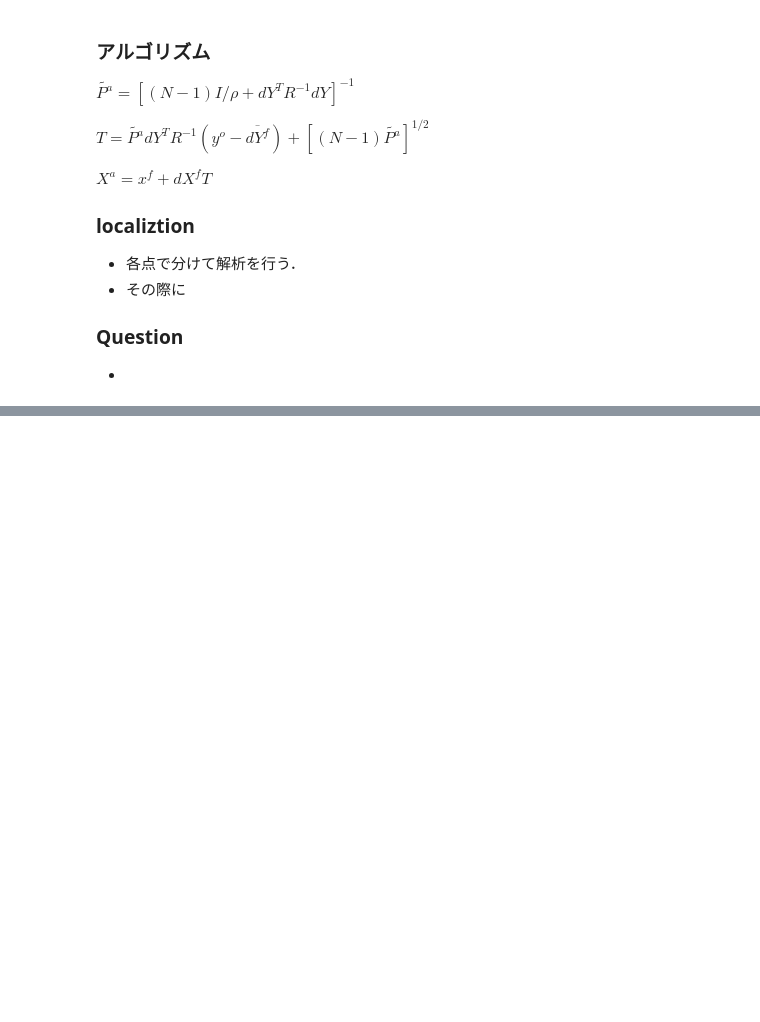
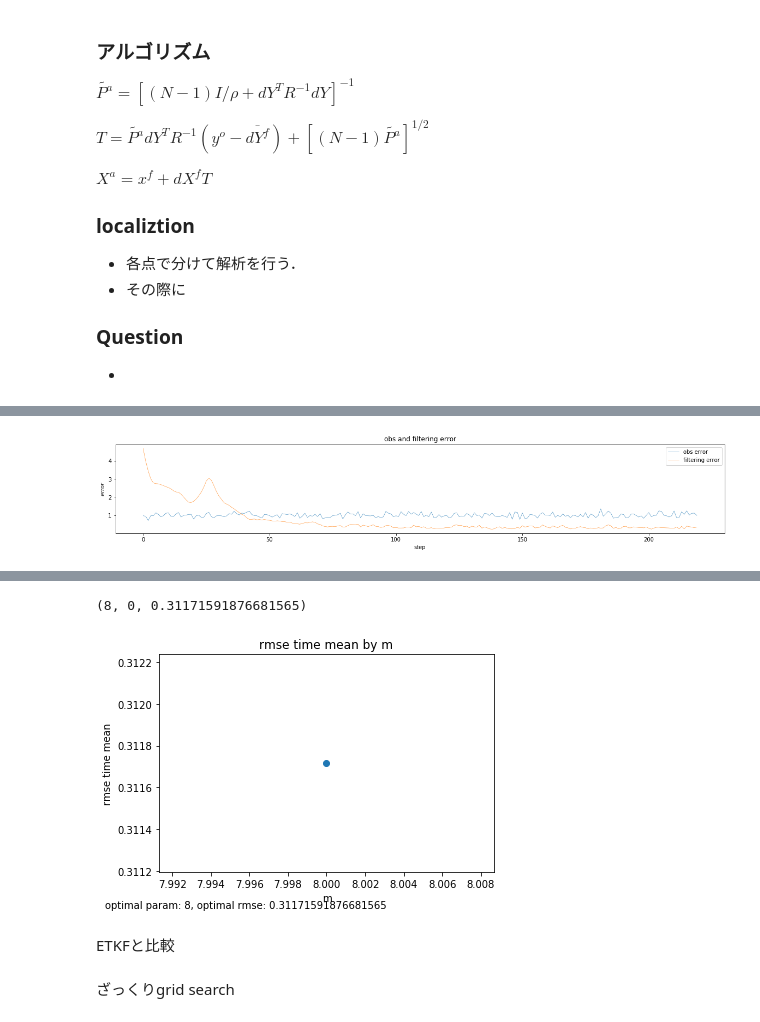
Before and after one commit to KotaTakeda/rccs_online_school, a Jupyter notebook: work_letkf.ipynb, the cells around one changed output, grey strips where cells are left out. Cells and saved outputs as stored; diff of their text form; code cells hidden in the pictures; blank space fills up the shorter version.

Commit message:
LETKF(仮)実装とのRoughパラメータ推定実行

```diff
--- a/work_letkf.ipynb
+++ b/work_letkf.ipynb
@@ -123,6 +133,7 @@ class LETKF:
 
         for i in range(40):
             # dX, dYを計算
+            # TODO: 計算量の削減
             X_f=self.X; x_f=X_f.mean(axis=0)
             dX_f = X_f - x_f # (m, dim_x)
             dX_f = sqrt(alpha)*dX_f # inflation
@@ -158,8 +169,8 @@ class LETKF:
     def _restrict_observation(self, i, dy):
             r = zeros(40)
             r[i] = 1
-            r[(i+1)%40]=1; r[(i-1)%40]=1
-            r[(i+2)%40]=1; r[(i-2)%40]=1
+            # r[(i+1)%40]=1; r[(i-1)%40]=1
+            # r[(i+2)%40]=1; r[(i-2)%40]=1
             return r*dy
 
     def _rho(self, i):
@@ -170,8 +181,12 @@ class LETKF:
         return 0.5*(S + S.T)
 # %%
 %%time
-m = 20
-letkf = LETKF(M, H, Q, R, y[:220], x_0, P_0, m=m, alpha=1.6, sigma=3)
+m = 8
+alpha = 1.8
+sigma = 2
+letkf = LETKF(M, H, Q, R, y[:220], x_0, P_0, m=m, alpha=alpha, sigma=sigma)
 letkf.forward_estimation()
 plot_error_KF(true, y, [letkf.x], trPs=[])
 estimate_error_with_params(true, [letkf.x], [m], 'm')
+# %% [output]
+[figure, added]
@@ -177,0 +195,6 @@ estimate_error_with_params(true, [letkf.x], [m], 'm')
+(8, 0, 0.31171591876681565)
+[figure, added]
+# %% [markdown]
+ETKFと比較
+# %% [markdown]
+ざっくりgrid search
```
Also changed, not shown: parts of 7 cells of this notebook, 1 other file.
